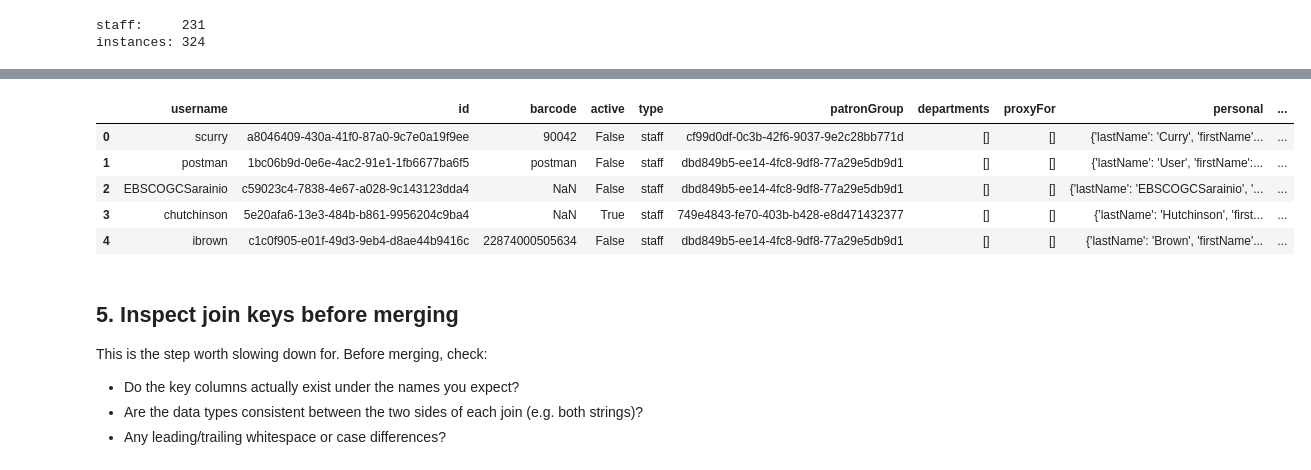
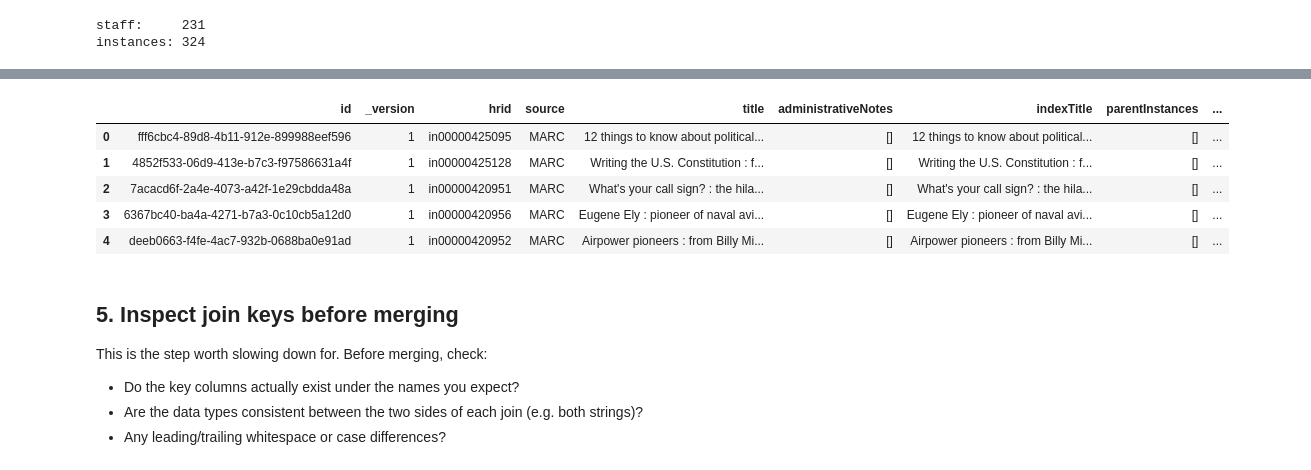
Before and after one commit to ChristineMcClureEBSCO/Intro-to-FOLIO-APIS---Jupyter-Notebooks, a Jupyter notebook: instance records creation stats.ipynb, the cells around one changed output, grey strips where cells are left out. Saved outputs shown, nothing was run; the diff lists cells and outputs as text; code cells hidden in the pictures.

Commit message:
Update instance records creation stats.ipynb
Basics working

```diff
--- a/instance records creation stats.ipynb
+++ b/instance records creation stats.ipynb
@@ -110,15 +121,14 @@ instances: 324
 # %%
-staff_df    = pd.DataFrame(staff_raw)
-staff_df.head()
-# instances_df   = pd.DataFrame(instances_raw)
-# instances_df.head()
+#Inspect instance records
+instances_df   = pd.DataFrame(instances_raw)
+instances_df.head()
 # %% [output]
-|  | username | id | barcode | active | type | patronGroup | departments | proxyFor | personal | ... |
-| 0 | scurry | a8046409-430a-41f0-87a0-9c7e0a19f9ee | 90042 | False | staff | cf99d0df-0c3b-42f6-9037-9e2c28bb771d | [] | [] | {'lastName': 'Curry', 'firstName'... | ... |
-| 1 | postman | 1bc06b9d-0e6e-4ac2-91e1-1fb6677ba6f5 | postman | False | staff | dbd849b5-ee14-4fc8-9df8-77a29e5db9d1 | [] | [] | {'lastName': 'User', 'firstName':... | ... |
-| 2 | EBSCOGCSarainio | c59023c4-7838-4e67-a028-9c143123dda4 | NaN | False | staff | dbd849b5-ee14-4fc8-9df8-77a29e5db9d1 | [] | [] | {'lastName': 'EBSCOGCSarainio', '... | ... |
-| 3 | chutchinson | 5e20afa6-13e3-484b-b861-9956204c9ba4 | NaN | True | staff | 749e4843-fe70-403b-b428-e8d471432377 | [] | [] | {'lastName': 'Hutchinson', 'first... | ... |
-| 4 | ibrown | c1c0f905-e01f-49d3-9eb4-d8ae44b9416c | 22874000505634 | False | staff | dbd849b5-ee14-4fc8-9df8-77a29e5db9d1 | [] | [] | {'lastName': 'Brown', 'firstName'... | ... |
+|  | id | _version | hrid | source | title | administrativeNotes | indexTitle | parentInstances | ... |
+| 0 | fff6cbc4-89d8-4b11-912e-899988eef596 | 1 | in00000425095 | MARC | 12 things to know about political... | [] | 12 things to know about political... | [] | ... |
+| 1 | 4852f533-06d9-413e-b7c3-f97586631a4f | 1 | in00000425128 | MARC | Writing the U.S. Constitution : f... | [] | Writing the U.S. Constitution : f... | [] | ... |
+| 2 | 7acacd6f-2a4e-4073-a42f-1e29cbdda48a | 1 | in00000420951 | MARC | What's your call sign? : the hila... | [] | What's your call sign? : the hila... | [] | ... |
+| 3 | 6367bc40-ba4a-4271-b7a3-0c10cb5a12d0 | 1 | in00000420956 | MARC | Eugene Ely : pioneer of naval avi... | [] | Eugene Ely : pioneer of naval avi... | [] | ... |
+| 4 | deeb0663-f4fe-4ac7-932b-0688ba0e91ad | 1 | in00000420952 | MARC | Airpower pioneers : from Billy Mi... | [] | Airpower pioneers : from Billy Mi... | [] | ... |
 # %% [markdown]
 ## 5. Inspect join keys before merging
 
```
Also changed, not shown: parts of 2 cells of this notebook.
